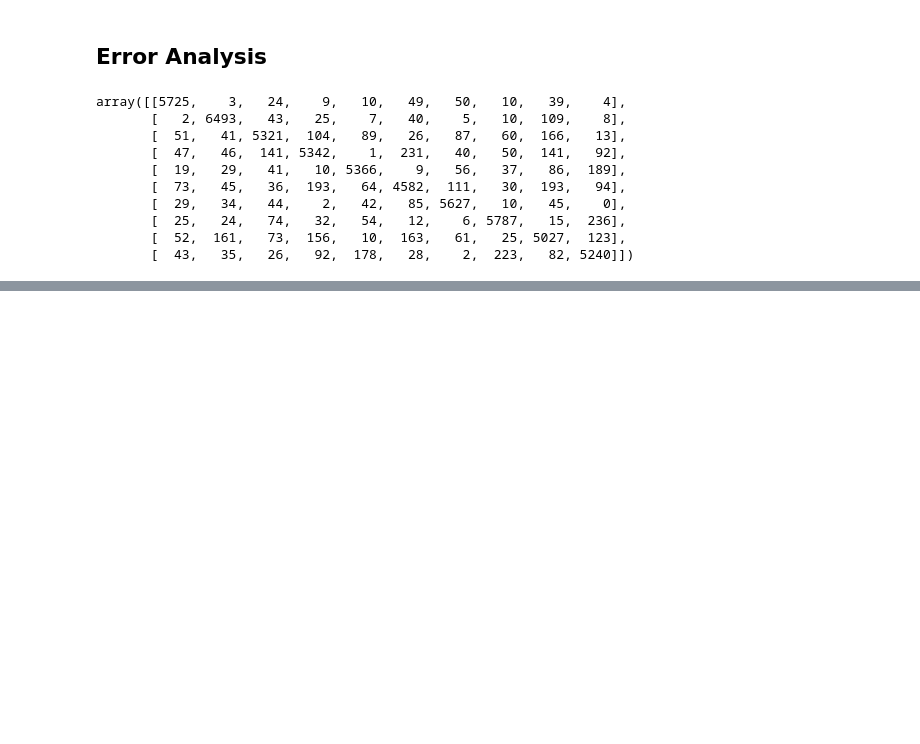
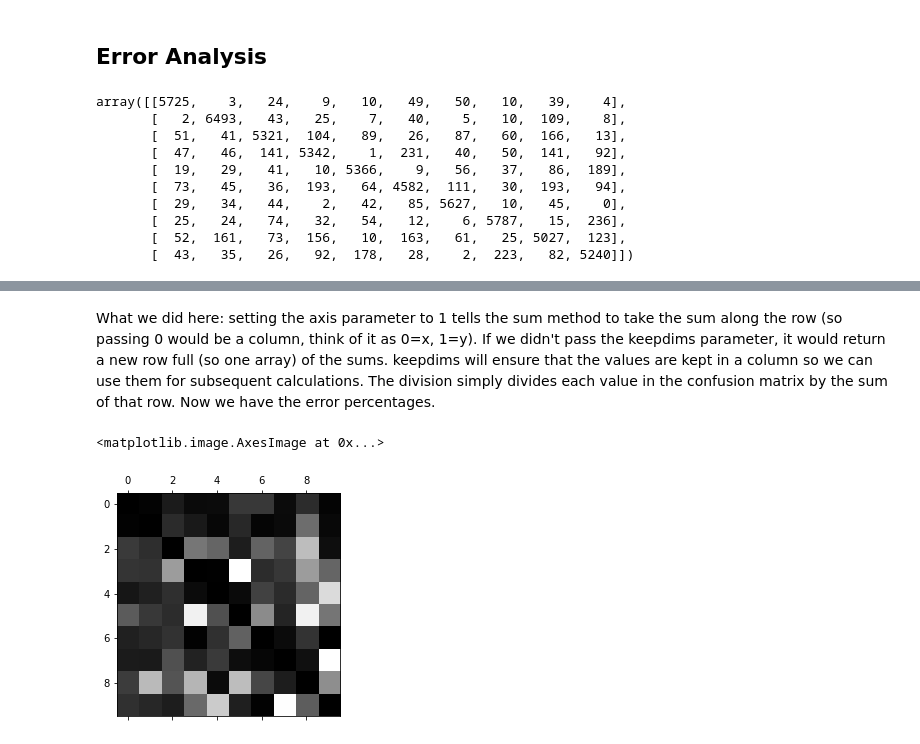
Before and after one commit to kurtrm/ml_projects, a Jupyter notebook: MNIST.ipynb, the cells around one changed output, grey strips where cells are left out. Drawn from its saved outputs; the diff is of its cells as text; code cells hidden in the pictures; blank space fills up the shorter version.

Commit message:
Working on error analysis.

```diff
--- a/MNIST.ipynb
+++ b/MNIST.ipynb
@@ -456,0 +462,5 @@ array([[5725,    3,   24,    9,   10,   49,   50,   10,   39,    4],
+# %%
+row_sums = conf_mx.sum(axis=1, keepdims=True)
+row_sums
+norm_conf_mx = conf_mx / row_sums
+norm_conf_mx
@@ -456,0 +485,8 @@ array([[5725,    3,   24,    9,   10,   49,   50,   10,   39,    4],
+# %% [markdown]
+What we did here: setting the axis parameter to 1 tells the sum method to take the sum along the row (so passing 0 would be a column, think of it as 0=x, 1=y). If we didn't pass the keepdims parameter, it would return a new row full (so one array) of the sums. keepdims will ensure that the values are kept in a column so we can use them for subsequent calculations. The division simply divides each value in the confusion matrix by the sum of that row. Now we have the error percentages.
+# %%
+np.fill_diagonal(norm_conf_mx, 0)
+plt.matshow(norm_conf_mx, cmap=plt.cm.gray)
+# %% [output]
+<matplotlib.image.AxesImage at 0x...>
+[figure, added]
```
Also changed, not shown: parts of 5 cells of this notebook.
